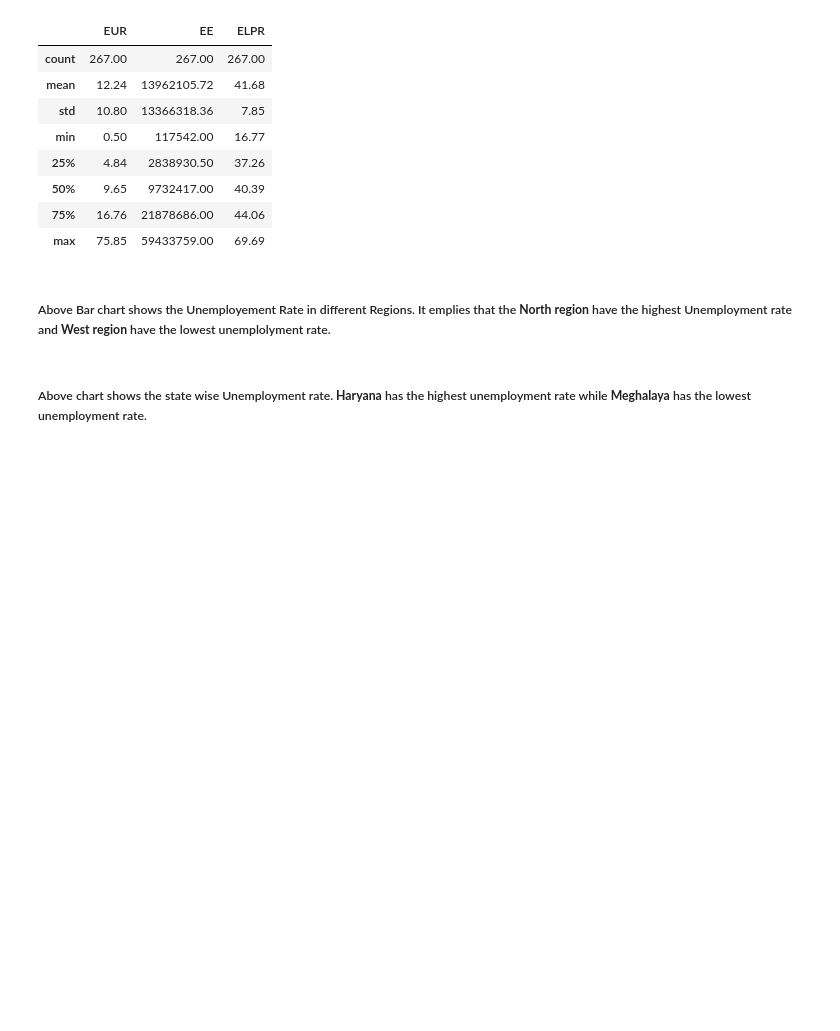
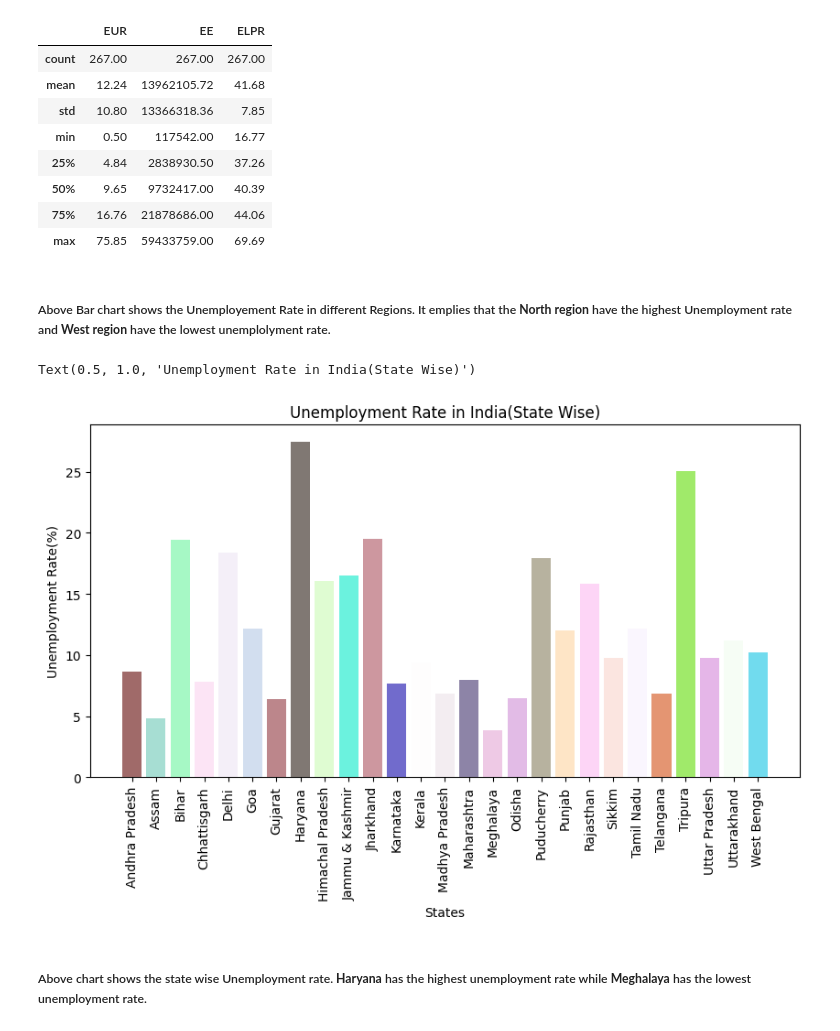
Before and after one commit to atharv-khede/Unemployment-analysis, a Jupyter notebook: Analysis1.ipynb, the cells around one changed output. Cells and saved outputs as stored; diff of their text form; code cells hidden in the pictures; blank space fills up the shorter version.

```diff
--- a/Analysis1.ipynb
+++ b/Analysis1.ipynb
@@ -89,8 +93,15 @@ pltx.bar(region_wise, x='Region',y='EUR',color='Region',
 # %%
 state_wise = round(dataset.groupby("State").agg({"EUR": np.average, "EE": np.average, "ELPR": np.average}), 2)
 state_wise.reset_index(inplace=True)
-pltx.bar(state_wise, x='State',y='EUR',color='State',
-            title='Average Unemployment Rate in each state',template='plotly')
+fig= plt.figure(figsize=(10,5))
+plt.bar(state_wise['State'],height=state_wise['EUR'],color=np.random.rand(27, 4))
+plt.xticks(rotation=90)
+plt.xlabel('States')
+plt.ylabel('Unemployment Rate(%)')
+plt.title('Unemployment Rate in India(State Wise)')
+# %% [output]
+Text(0.5, 1.0, 'Unemployment Rate in India(State Wise)')
+[figure, added]
 # %% [markdown]
 ##### Above chart shows the state wise Unemployment rate. **Haryana** has the highest unemployment rate while **Meghalaya** has the lowest unemployment rate.
 # %%
```
Also changed, not shown: parts of 1 cell of this notebook, 1 other file.
